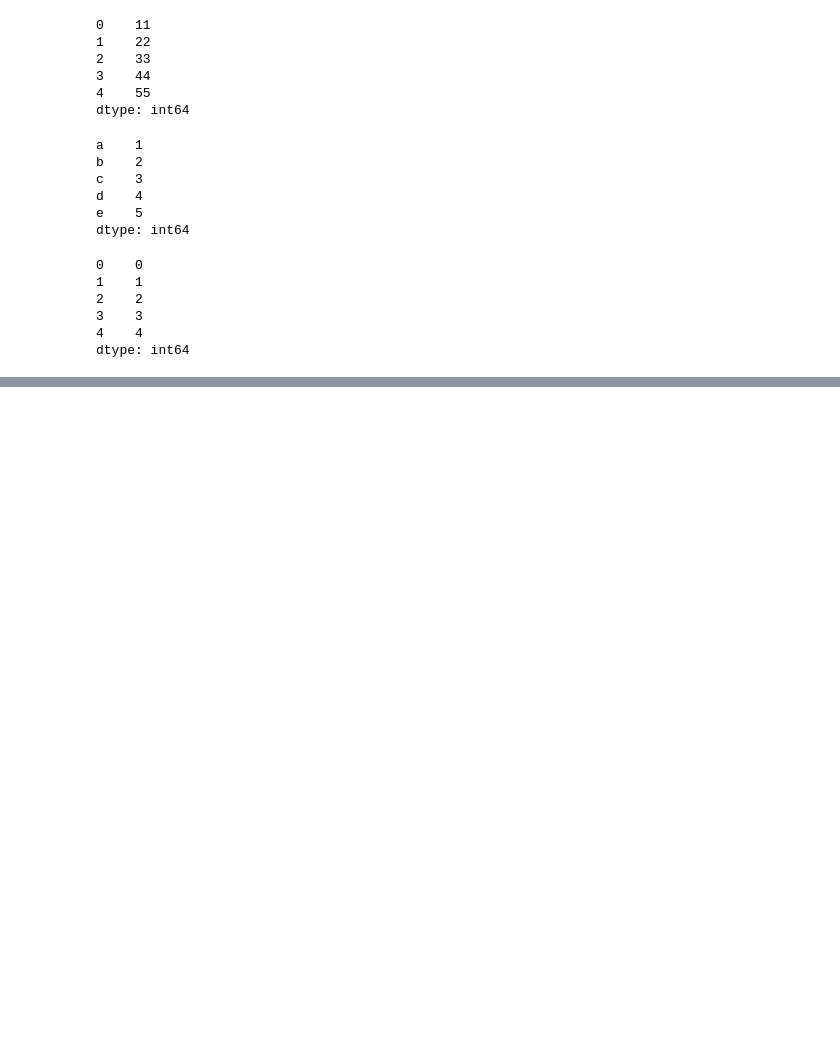
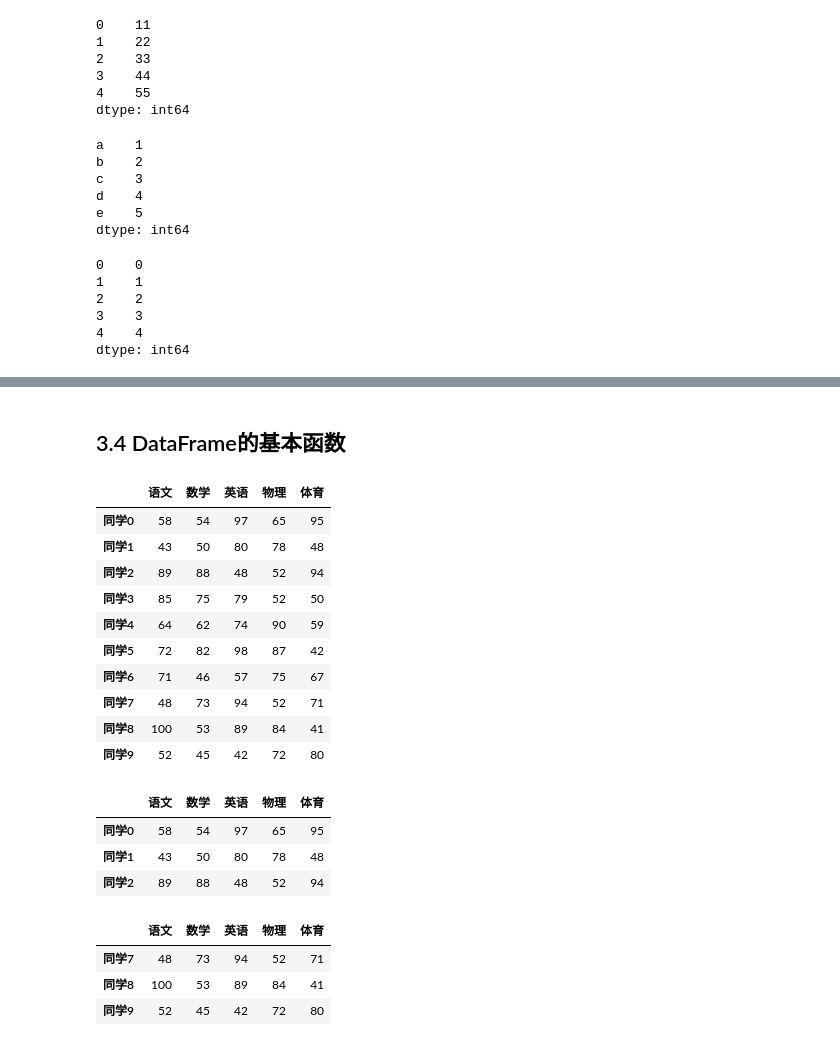
Before and after one commit to wzm-Epoch/PandasProject, a Jupyter notebook: 03_pandas基础操作.ipynb, the cells around one changed output, grey strips where cells are left out. Drawn from its saved outputs; the diff is of its cells as text; code cells hidden in the pictures; blank space fills up the shorter version.

```diff
--- a/03_pandas基础操作.ipynb
+++ b/03_pandas基础操作.ipynb
@@ -136,0 +458,35 @@ dtype: int64
+# %% [markdown]
+## 3.4 DataFrame的基本函数
+# %%
+# 查看df对象
+score_df
+# %% [output]
+|  | 语文 | 数学 | 英语 | 物理 | 体育 |
+| 同学0 | 58 | 54 | 97 | 65 | 95 |
+| 同学1 | 43 | 50 | 80 | 78 | 48 |
+| 同学2 | 89 | 88 | 48 | 52 | 94 |
+| 同学3 | 85 | 75 | 79 | 52 | 50 |
+| 同学4 | 64 | 62 | 74 | 90 | 59 |
+| 同学5 | 72 | 82 | 98 | 87 | 42 |
+| 同学6 | 71 | 46 | 57 | 75 | 67 |
+| 同学7 | 48 | 73 | 94 | 52 | 71 |
+| 同学8 | 100 | 53 | 89 | 84 | 41 |
+| 同学9 | 52 | 45 | 42 | 72 | 80 |
+# %%
+# 1. head(n),查看前n行数据
+score_df.head() # 默认是 5 条
+score_df.head(3) # 指定数据条数
+# %% [output]
+|  | 语文 | 数学 | 英语 | 物理 | 体育 |
+| 同学0 | 58 | 54 | 97 | 65 | 95 |
+| 同学1 | 43 | 50 | 80 | 78 | 48 |
+| 同学2 | 89 | 88 | 48 | 52 | 94 |
+# %%
+# 2. tail(n),查看后n行数据
+score_df.tail() # 默认是 5 条
+score_df.tail(3) # 指定数据条数
+# %% [output]
+|  | 语文 | 数学 | 英语 | 物理 | 体育 |
+| 同学7 | 48 | 73 | 94 | 52 | 71 |
+| 同学8 | 100 | 53 | 89 | 84 | 41 |
+| 同学9 | 52 | 45 | 42 | 72 | 80 |
```
Also changed, not shown: parts of 35 cells of this notebook, 1 other file.
